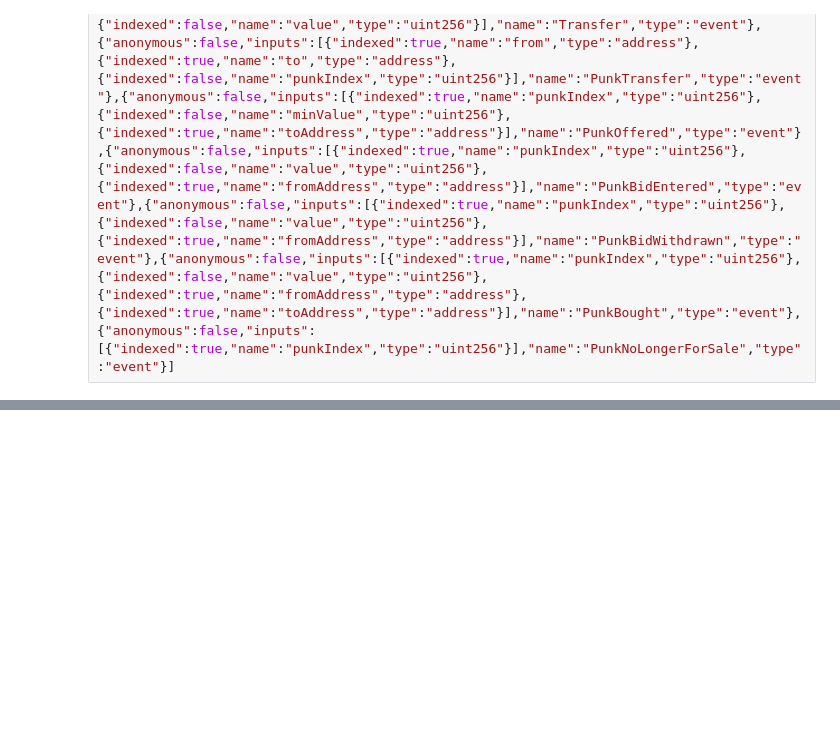
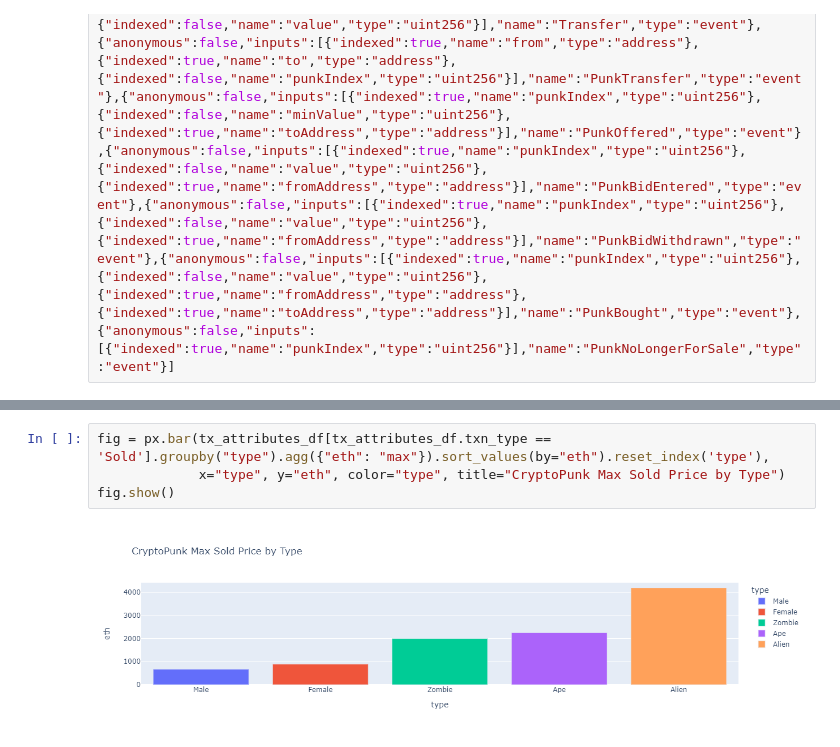
Before and after one commit to Santiago-Pedemonte/Masterworks-RA-CaseStudy, a Jupyter notebook: firstTest.ipynb, the cells around one changed output, grey strips where cells are left out. Drawn from its saved outputs; the diff is of its cells as text; blank space fills up the shorter version.

```diff
--- a/firstTest.ipynb
+++ b/firstTest.ipynb
@@ -108,0 +117,6 @@ positive_value_in
+# %%
+fig = px.bar(tx_attributes_df[tx_attributes_df.txn_type == 'Sold'].groupby("type").agg({"eth": "max"}).sort_values(by="eth").reset_index('type'),
+             x="type", y="eth", color="type", title="CryptoPunk Max Sold Price by Type")
+fig.show()
+# %% [output]
+[figure, added]
```
Also changed, not shown: parts of 21 cells of this notebook, 1 other file.
